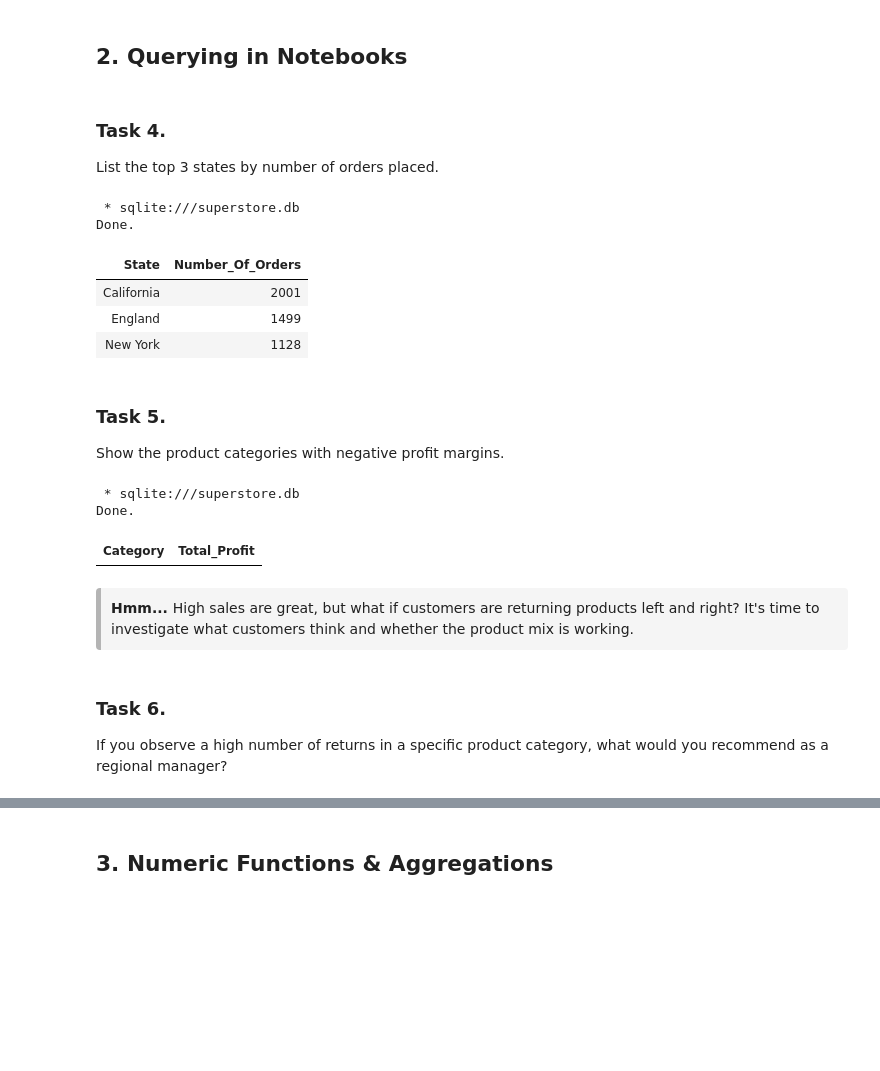
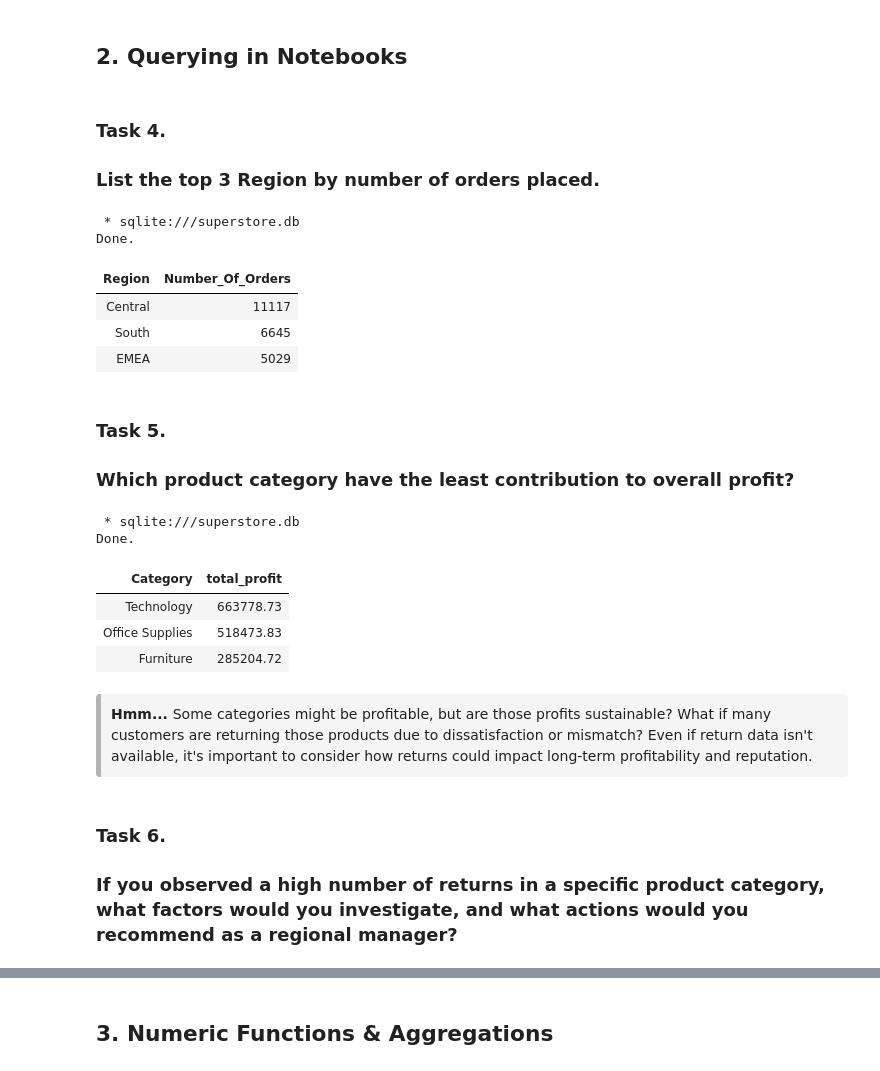
Before and after one commit to mkgasago/SQL-Exercise, a Jupyter notebook: Regional Showdown - 2014 Business Performance Battle.ipynb, the cells around one changed output, grey strips where cells are left out. Saved outputs shown, nothing was run; the diff lists cells and outputs as text; code cells hidden in the pictures; blank space fills up the shorter version.

```diff
--- a/Regional Showdown - 2014 Business Performance Battle.ipynb
+++ b/Regional Showdown - 2014 Business Performance Battle.ipynb
@@ -164,41 +146,50 @@ If one region consistently has lower sales but higher profit margins, how might
 ## 2. Querying in Notebooks
 # %% [markdown]
 ### **Task 4.**
-List the top 3 states by number of orders placed.
+### List the top 3 Region by number of orders placed.
 # %%
 %%sql
-SELECT State, COUNT("Order.ID") AS Number_Of_Orders
+SELECT Region, COUNT("Order.ID") AS Number_Of_Orders
 FROM superstore
-GROUP BY State
+GROUP BY Region
 ORDER BY Number_Of_Orders DESC
 LIMIT 3;
 # %% [output]
  * sqlite:///superstore.db
 Done.
-| State | Number_Of_Orders |
-| California | 2001 |
-| England | 1499 |
-| New York | 1128 |
+| Region | Number_Of_Orders |
+| Central | 11117 |
+| South | 6645 |
+| EMEA | 5029 |
 # %% [markdown]
 
 ### **Task 5.**
-Show the product categories with negative profit margins.
+### Which product category have the least contribution to overall profit?
-# %%
-%%sql
-SELECT Category, SUM(Profit) AS Total_Profit
-FROM superstore
-GROUP BY Category
-HAVING SUM(Profit) < 0;
-# %% [output]
- * sqlite:///superstore.db
-Done.
-| Category | Total_Profit |
+# %%
+%%sql
+SELECT
+  Category,
+  ROUND(SUM(Profit),2) AS total_profit
+FROM
+  superstore
+GROUP BY
+  Category
+ORDER BY
+  total_profit DESC
+# %% [output]
+ * sqlite:///superstore.db
+Done.
+| Category | total_profit |
+| Technology | 663778.73 |
+| Office Supplies | 518473.83 |
+| Furniture | 285204.72 |
 # %% [markdown]
 <!-- Note -->
 <div style="background-color:#f5f5f5; border-left:5px solid rgb(180, 180, 180); padding:10px; border-radius:4px;">
-  <strong>Hmm... </strong> High sales are great, but what if customers are returning products left and right?
-It's time to investigate what customers think and whether the product mix is working.
+  <strong>Hmm... </strong> Some categories might be profitable, but are those profits sustainable?
+What if many customers are returning those products due to dissatisfaction or mismatch?
+Even if return data isn't available, it's important to consider how returns could impact long-term profitability and reputation.
 </div>
 # %% [markdown]
 ### **Task 6.**
-If you observe a high number of returns in a specific product category, what would you recommend as a regional manager?
+### If you observed a high number of returns in a specific product category, what factors would you investigate, and what actions would you recommend as a regional manager?
```
Also changed, not shown: parts of 30 cells of this notebook.
